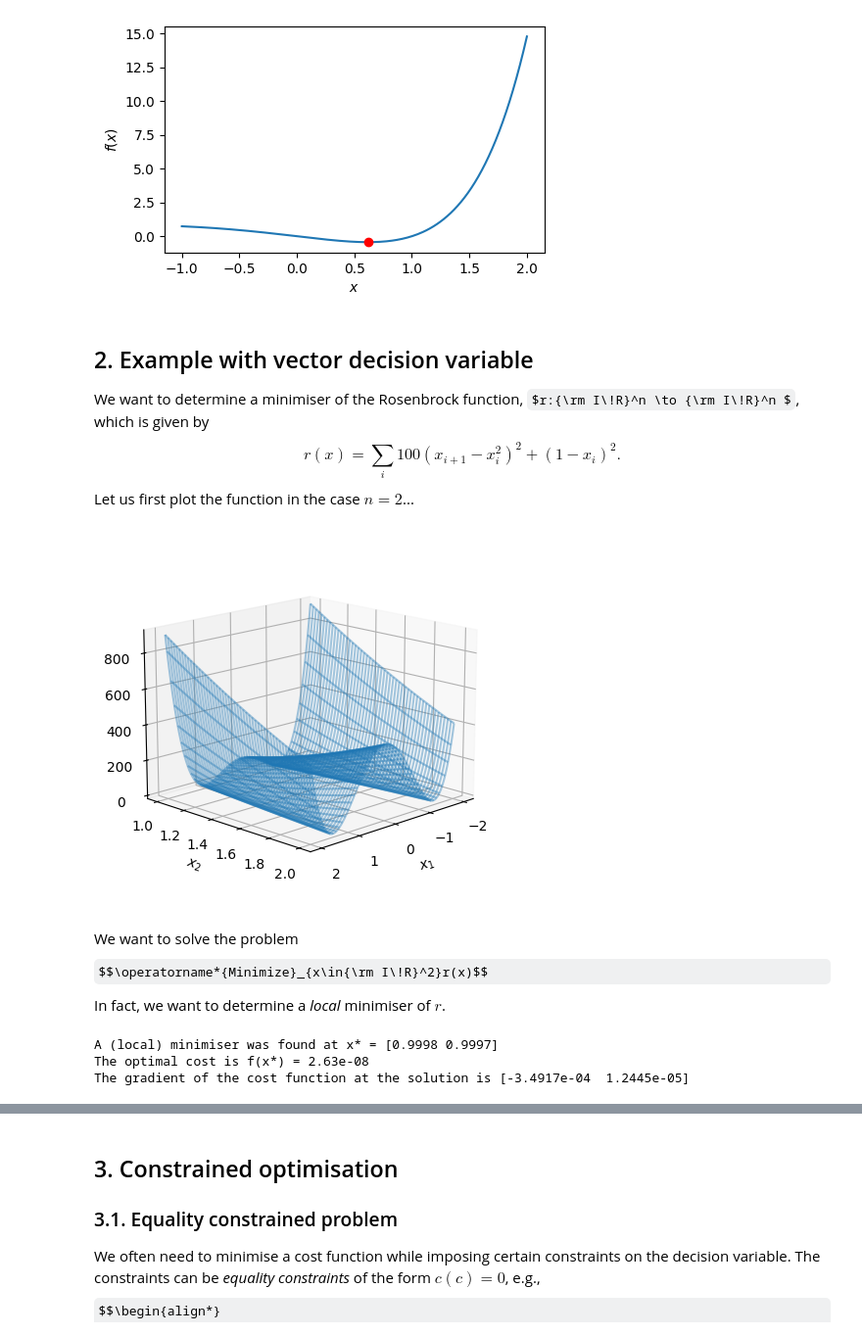
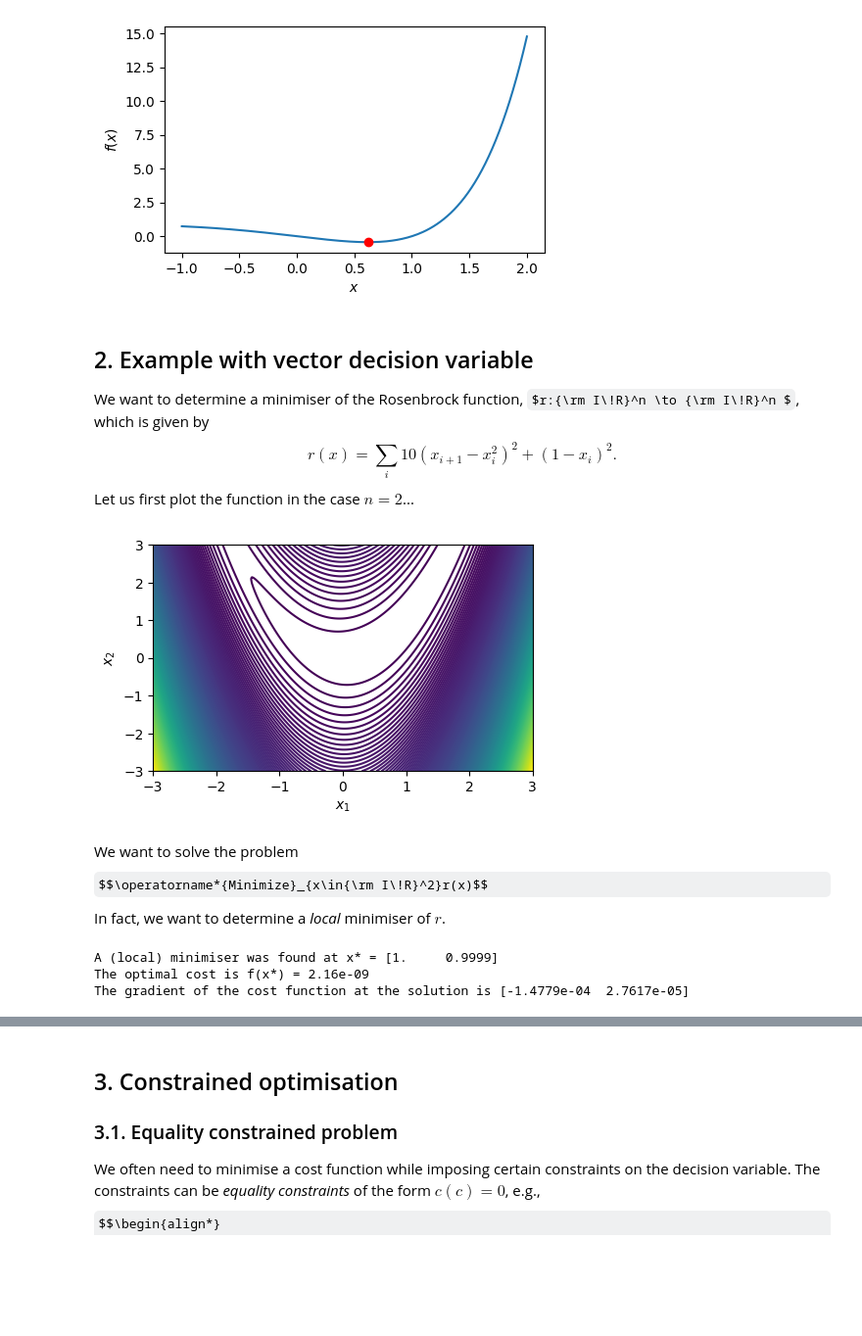
Before and after one commit to Gijinkstra/EstimationTheoryNotebooks, a Jupyter notebook: bayesian/1_optimization.ipynb, the cells around one changed output, grey strips where cells are left out. Shown at 98% size. Cells and saved outputs as stored; diff of their text form; code cells hidden in the pictures; some formulas as TeX source; blank space fills up the shorter version.

```diff
--- a/bayesian/1_optimization.ipynb
+++ b/bayesian/1_optimization.ipynb
@@ -63,21 +63,20 @@ plt.show()
 ## 2. Example with vector decision variable
 
 We want to determine a minimiser of the Rosenbrock function, $r:{\rm I\!R}^n \to {\rm I\!R}^n $, which is given by
-$$r(x) = \sum_{i} 100(x_{i+1}-x_{i}^2)^2 + (1-x_i)^2.$$
+$$r(x) = \sum_{i} 10(x_{i+1}-x_{i}^2)^2 + (1-x_i)^2.$$
 Let us first plot the function in the case $n=2$...
 # %%
-X = np.linspace(-2, 2, 100)
-Y = np.linspace(1, 2, 50)
+X = np.linspace(-3, 3, 300)
+Y = np.linspace(-3, 3, 300)
 [X, Y] = np.meshgrid(X, Y)
-f = lambda x,y: 100*(y-x**2)**2 + (x-1)**2
-fig, ax = plt.subplots(subplot_kw={"projection": "3d"})
-ax.plot_wireframe(X, Y, f(X, Y), alpha=0.4)
-ax.view_init(azim=45, elev=15)
-ax.set_xlabel('$x_1$')
-ax.set_ylabel('$x_2$')
+f = lambda x,y: 10*(y-x**2)**2 + (x-1)**2
+plt.figure(figsize=(5, 3))
+plt.contour(X, Y, f(X, Y), 250)
+plt.xlabel('$x_1$')
+plt.ylabel('$x_2$')
 plt.show()
 # %% [output]
-[figure, old version]
+[figure, new version]
 # %% [markdown]
 We want to solve the problem
 $$\operatorname*{Minimize}_{x\in{\rm I\!R}^2}r(x)$$
@@ -85,7 +84,7 @@ In fact, we want to determine a *local* minimiser of $r$.
 # %%
 # 1. We define the cost function using CasADi
 def rosen(x):
-    return cs.sum(100.0*(x[1:]-x[:-1]**2.0)**2.0 + (1-x[:-1])**2.0)
+    return cs.sum(10.0*(x[1:]-x[:-1]**2.0)**2.0 + (1-x[:-1])**2.0)
 
 # 2. We construct the gradient of the Rosenbrock function using CasADi
 x_ = cs.SX.sym('x', 2)
@@ -105,6 +104,6 @@ if res.success:
     print(f"The optimal cost is f(x*) = {res.fun:.2e}")
     print(f"The gradient of the cost function at the solution is {res.jac}")
 # %% [output]
-A (local) minimiser was found at x* = [0.9998 0.9997]
-The optimal cost is f(x*) = 2.63e-08
-The gradient of the cost function at the solution is [-3.4917e-04  1.2445e-05]
+A (local) minimiser was found at x* = [1.     0.9999]
+The optimal cost is f(x*) = 2.16e-09
+The gradient of the cost function at the solution is [-1.4779e-04  2.7617e-05]
```
Also changed, not shown: parts of 3 cells of this notebook, 4 other files.
